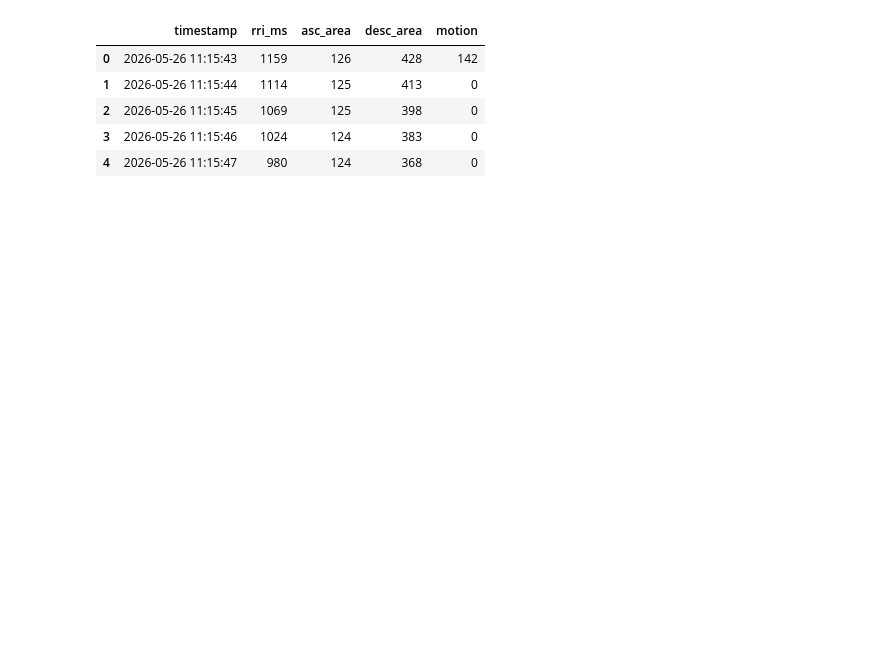
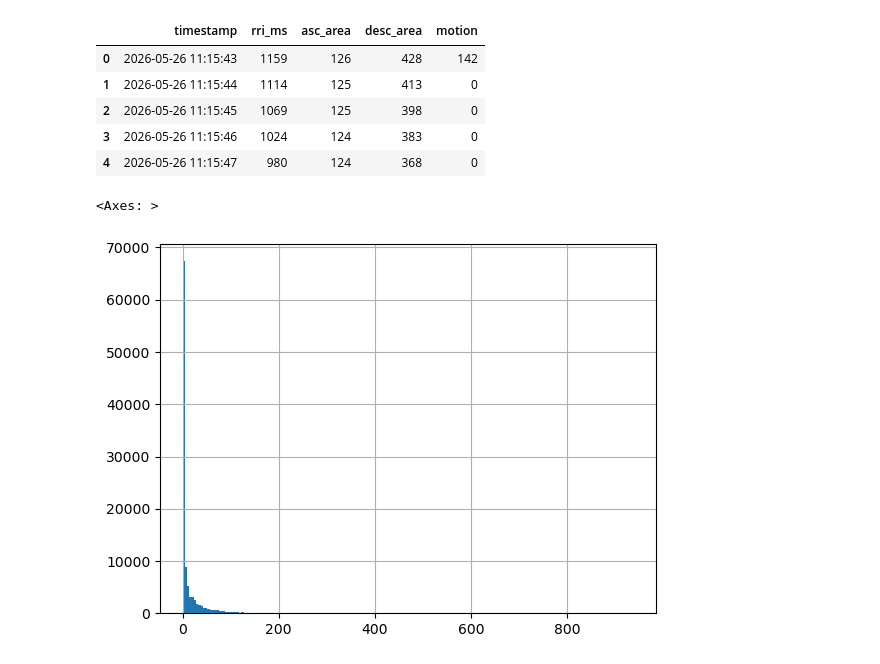
Before and after one commit to ShixinWang-proj/preprocess-AdaptiveViewer-asC, a Jupyter notebook: notebooks/step18_is_area_wrong.ipynb, the cells around one changed output. Cells and saved outputs as stored; diff of their text form; code cells hidden in the pictures; blank space fills up the shorter version.

```diff
--- a/notebooks/step18_is_area_wrong.ipynb
+++ b/notebooks/step18_is_area_wrong.ipynb
@@ -43,3 +52,8 @@ ring.head(5)
 | 2 | 2026-05-26 11:15:45 | 1069 | 125 | 398 | 0 |
 | 3 | 2026-05-26 11:15:46 | 1024 | 124 | 383 | 0 |
 | 4 | 2026-05-26 11:15:47 | 980 | 124 | 368 | 0 |
+# %%
+watch.motion.hist(bins=200)
+# %% [output]
+<Axes: >
+[figure, added]
```
Also changed, not shown: parts of 6 cells of this notebook, 3 other files.
